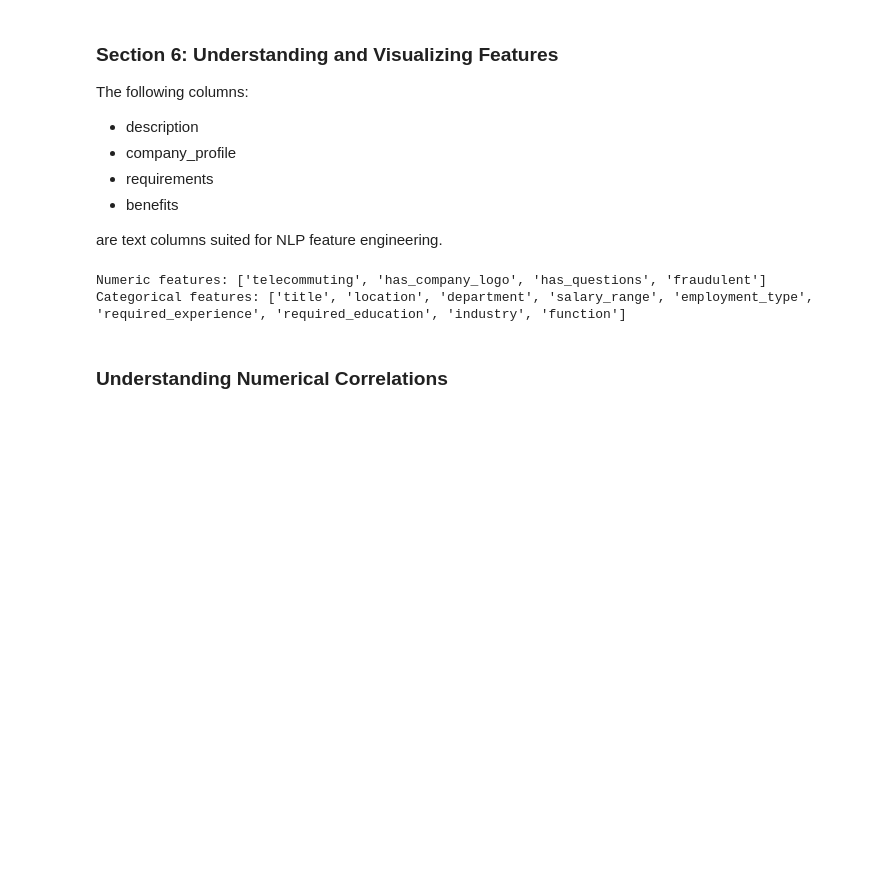
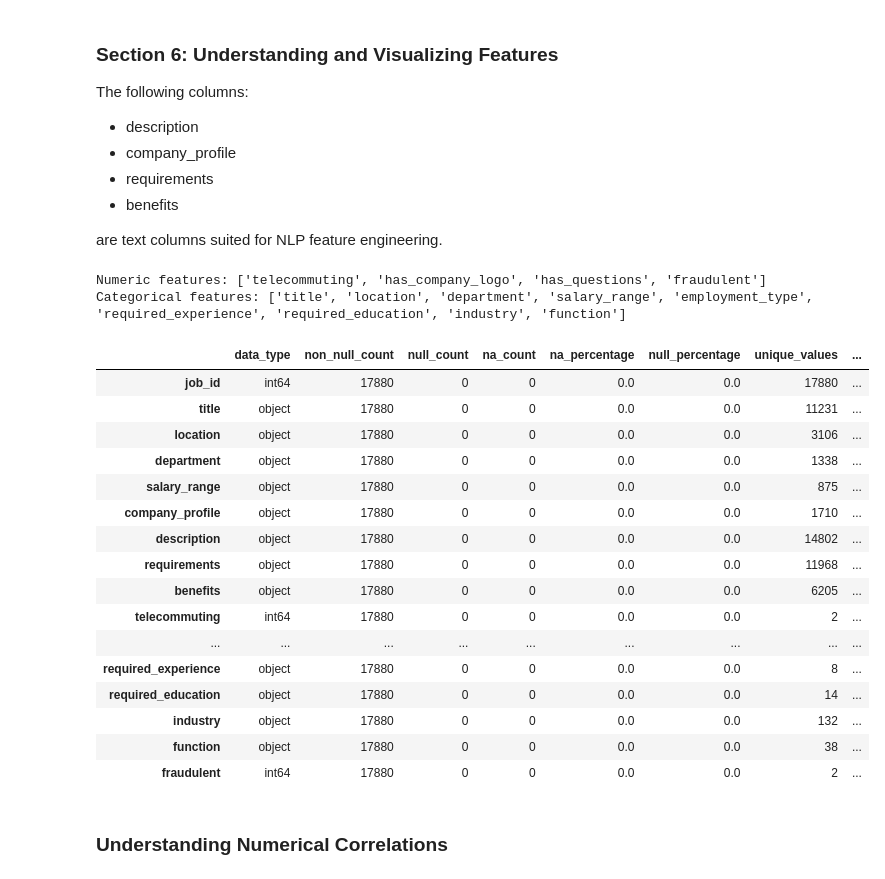
Before and after one commit to antaerus/fluffy-goggles, a Jupyter notebook: exploratory_data_analysis.ipynb, the cells around one changed output. Drawn from its saved outputs; the diff is of its cells as text; code cells hidden in the pictures; blank space fills up the shorter version.

```diff
--- a/exploratory_data_analysis.ipynb
+++ b/exploratory_data_analysis.ipynb
@@ -235,8 +316,28 @@ print("Categorical features:", cat_cols)
 Numeric features: ['telecommuting', 'has_company_logo', 'has_questions', 'fraudulent']
 Categorical features: ['title', 'location', 'department', 'salary_range', 'employment_type', 'required_experience', 'required_education', 'industry', 'function']
 # %%
-for col in cat_cols:
+for col in cat_cols + text_columns:
     job_postings_df[col] = job_postings_df[col].fillna(f"unknown {col} value")
+
+data_quality_report(job_postings_df)
+# %% [output]
+|  | data_type | non_null_count | null_count | na_count | na_percentage | null_percentage | unique_values | ... |
+| job_id | int64 | 17880 | 0 | 0 | 0.0 | 0.0 | 17880 | ... |
+| title | object | 17880 | 0 | 0 | 0.0 | 0.0 | 11231 | ... |
+| location | object | 17880 | 0 | 0 | 0.0 | 0.0 | 3106 | ... |
+| department | object | 17880 | 0 | 0 | 0.0 | 0.0 | 1338 | ... |
+| salary_range | object | 17880 | 0 | 0 | 0.0 | 0.0 | 875 | ... |
+| company_profile | object | 17880 | 0 | 0 | 0.0 | 0.0 | 1710 | ... |
+| description | object | 17880 | 0 | 0 | 0.0 | 0.0 | 14802 | ... |
+| requirements | object | 17880 | 0 | 0 | 0.0 | 0.0 | 11968 | ... |
+| benefits | object | 17880 | 0 | 0 | 0.0 | 0.0 | 6205 | ... |
+| telecommuting | int64 | 17880 | 0 | 0 | 0.0 | 0.0 | 2 | ... |
+| ... | ... | ... | ... | ... | ... | ... | ... | ... |
+| required_experience | object | 17880 | 0 | 0 | 0.0 | 0.0 | 8 | ... |
+| required_education | object | 17880 | 0 | 0 | 0.0 | 0.0 | 14 | ... |
+| industry | object | 17880 | 0 | 0 | 0.0 | 0.0 | 132 | ... |
+| function | object | 17880 | 0 | 0 | 0.0 | 0.0 | 38 | ... |
+| fraudulent | int64 | 17880 | 0 | 0 | 0.0 | 0.0 | 2 | ... |
 # %% [markdown]
 ### Understanding Numerical Correlations
 # %%
```
Also changed, not shown: parts of 45 cells of this notebook, 4 other files.
